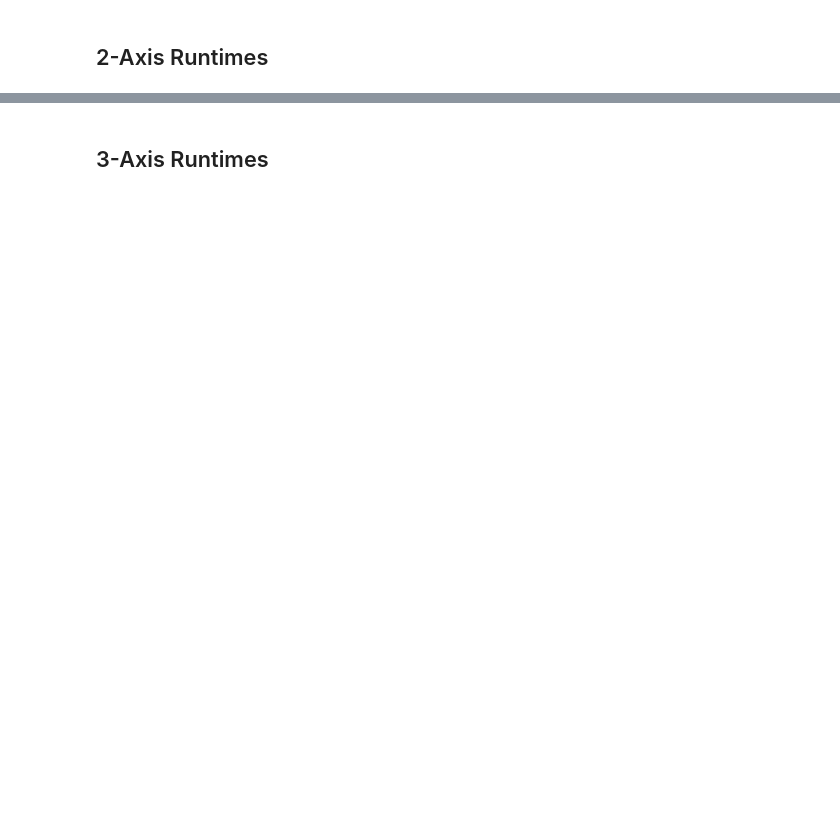
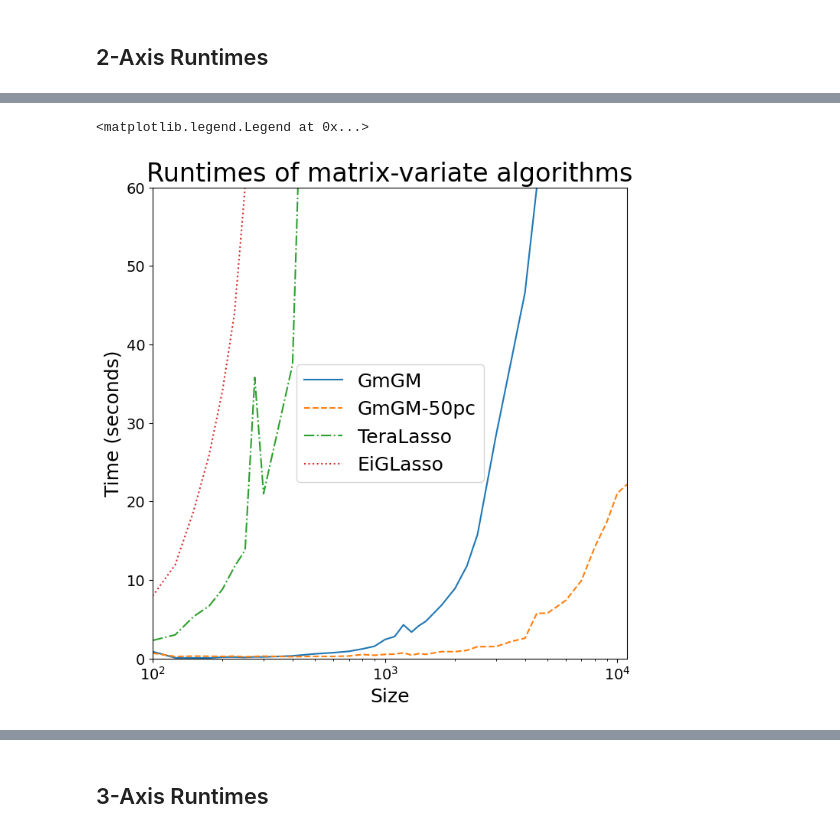
Before and after one commit to BaileyAndrew/GmGM-python, a Jupyter notebook: examples/other_algs/runtime.ipynb, the cells around one changed output, grey strips where cells are left out. Cells and saved outputs as stored; diff of their text form; code cells hidden in the pictures; blank space fills up the shorter version.

```diff
--- a/examples/other_algs/runtime.ipynb
+++ b/examples/other_algs/runtime.ipynb
@@ -134,0 +145,21 @@ ax.legend(fontsize=18)
+# %%
+fig, ax = plt.subplots(figsize=(8, 8))
+for idx, algorithm in enumerate(timing_data_2):
+    ax.plot(
+        size_data_2[:len(timing_data_2[algorithm])],
+        timing_data_2[algorithm],
+        label=algorithm,
+        linestyle=linestyles[idx % len(linestyles)]
+    )
+ax.set_xlabel("Size", fontsize=18)
+ax.set_ylabel("Time (seconds)", fontsize=18)
+ax.set_title(f"Runtimes of matrix-variate algorithms", fontsize=24)
+ax.tick_params(axis='both', which='major', labelsize=14)
+ax.tick_params(axis='both', which='minor', labelsize=14)
+ax.set_ylim([0, 60])
+ax.set_xlim([size_data_2[0], size_data_2[-1]])
+ax.set_xscale('log')
+ax.legend(fontsize=18)
+# %% [output]
+<matplotlib.legend.Legend at 0x...>
+[figure, added]
```
Also changed, not shown: parts of 12 cells of this notebook.
